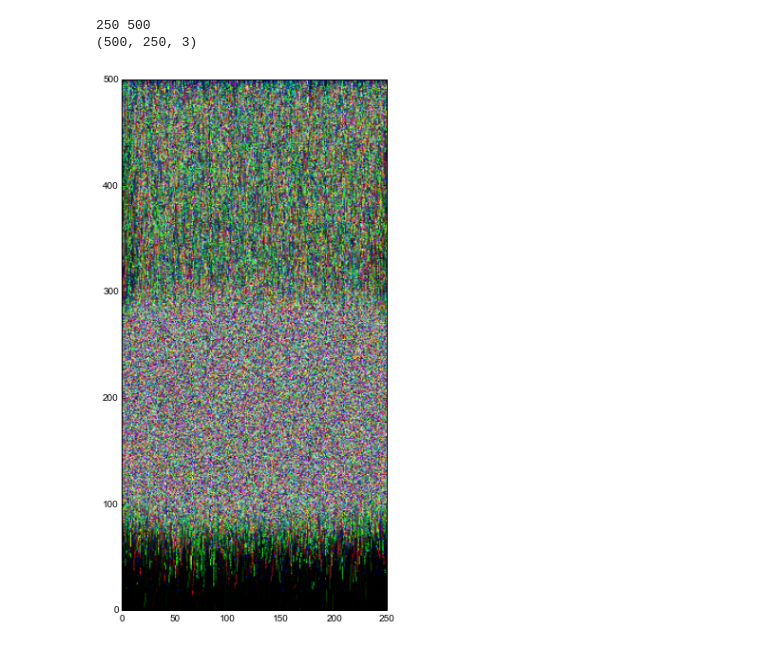
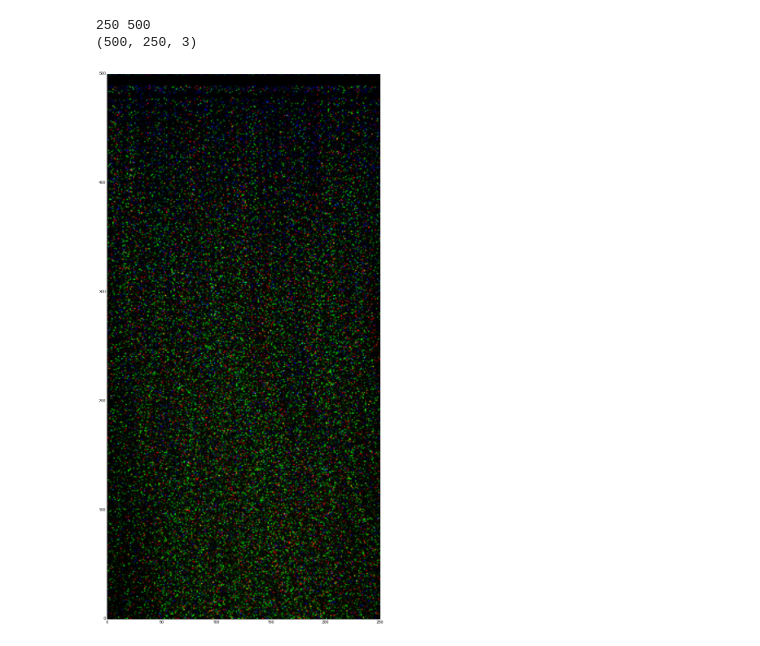
Before and after one commit to millskyle/AuroraSim, a Jupyter notebook: src/output/image_generation.ipynb, the cells around one changed output. Drawn from its saved outputs; the diff is of its cells as text; code cells hidden in the pictures.

```diff
--- a/src/output/image_generation.ipynb
+++ b/src/output/image_generation.ipynb
@@ -15,32 +15,34 @@ IPython.OutputArea.auto_scroll_threshold = 999999;
 # %% [output]
 [interactive output not drawn]
 # %%
-x = np.loadtxt('1500.dat',skiprows=1)
+dat = '500.dat'
 
-with open('1500.dat','r') as f:
+x = np.loadtxt(dat ,skiprows=1)
+
+with open(dat,'r') as f:
      w,h = f.readline().split()
 
 
 
 w,h = int(w),int(h)
-plt.figure(figsize=(w/50,h/50))
+plt.figure(figsize=(w/20,h/20))
 print w,h
 
 y = np.reshape(x, (h,w,3)) * 255
 
 
 
 #y = np.zeros((w,h,3)) + 1
 
 print np.shape(y)
 
 
 plt.imshow(y,origin='lower',extent=(0,w,0,h))
 plt.show()
 # %% [output]
 250 500
 (500, 250, 3)
-[figure, old version]
+[figure, new version]
 # %%
 %%javascript
 IPython.OutputArea.auto_scroll_threshold = 999999;
```
